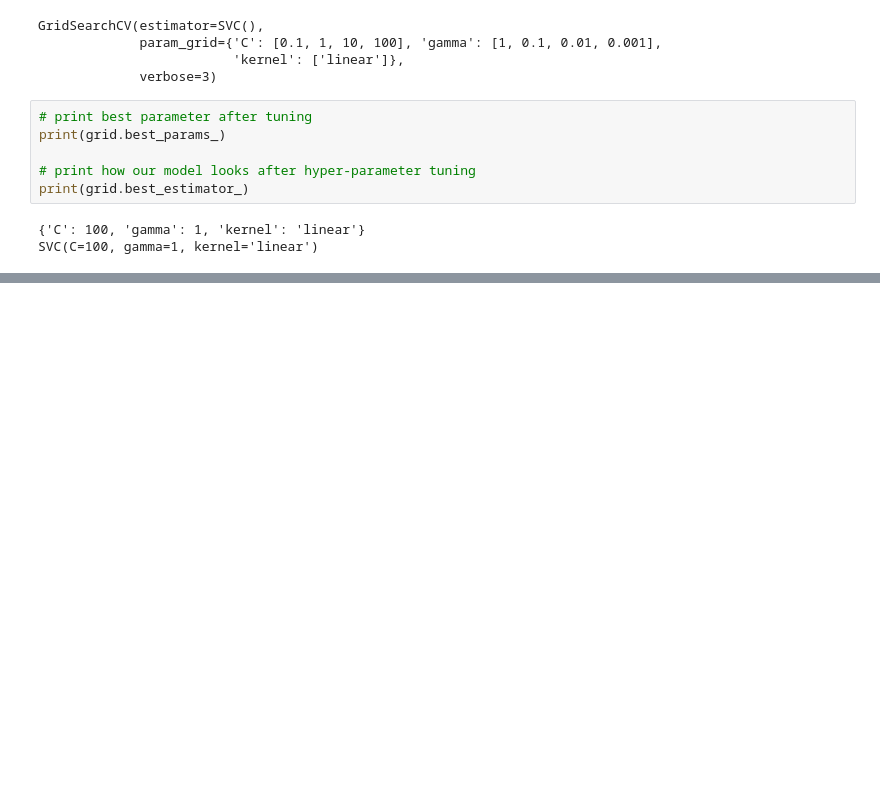
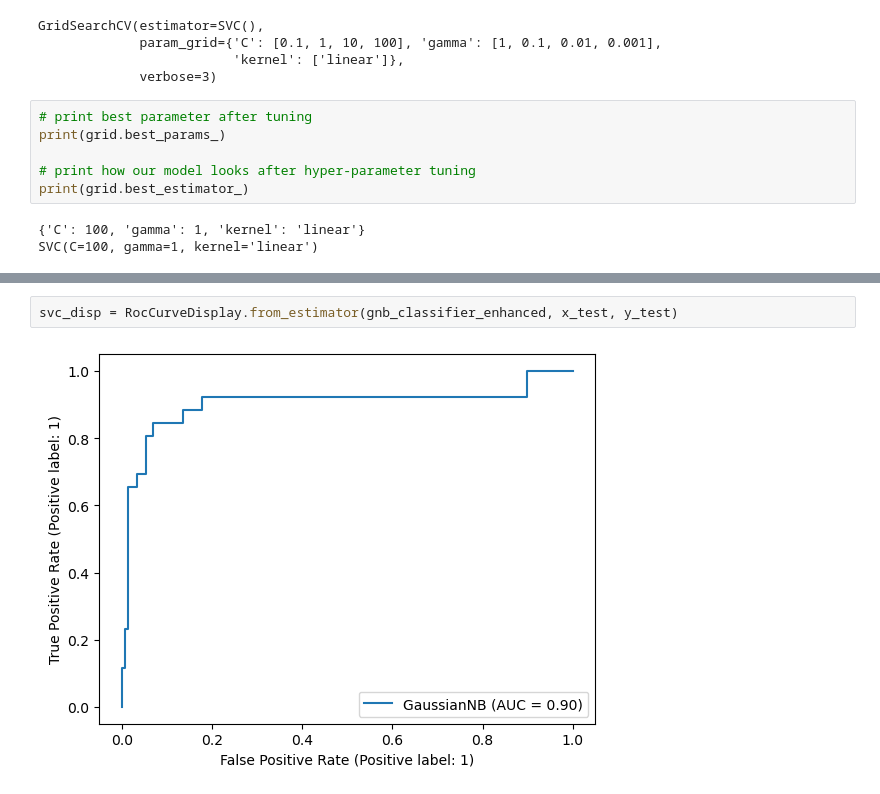
Before and after one commit to mahgob601/MachineLearning-Project, a Jupyter notebook: KNN.ipynb, the cells around one changed output, grey strips where cells are left out. Drawn from its saved outputs; the diff is of its cells as text; blank space fills up the shorter version.

```diff
--- a/KNN.ipynb
+++ b/KNN.ipynb
@@ -330,0 +335,4 @@ ROC score: 0.6470434327577185
+# %%
+svc_disp = RocCurveDisplay.from_estimator(gnb_classifier_enhanced, x_test, y_test)
+# %% [output]
+[figure, added]
```
Also changed, not shown: parts of 51 cells of this notebook.
